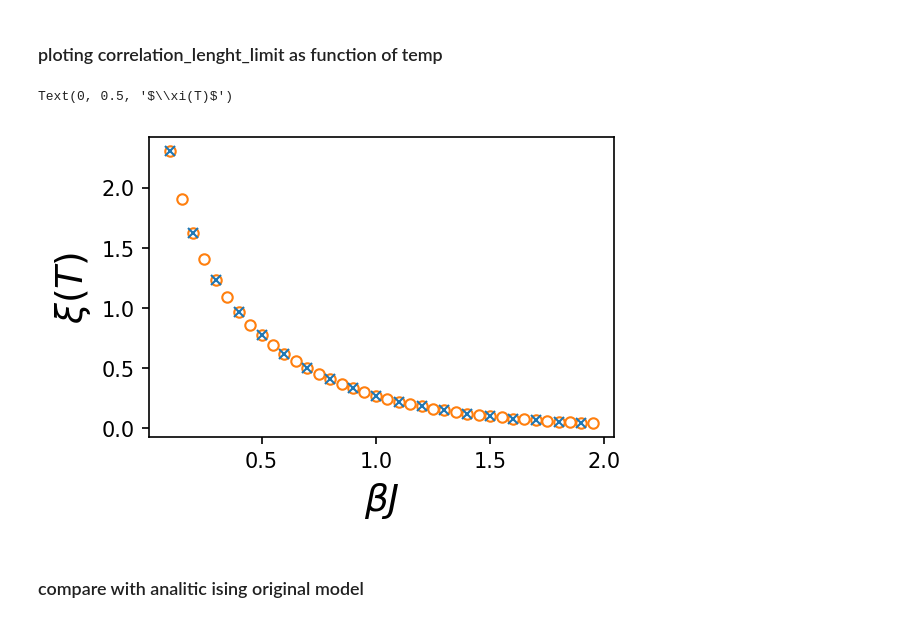
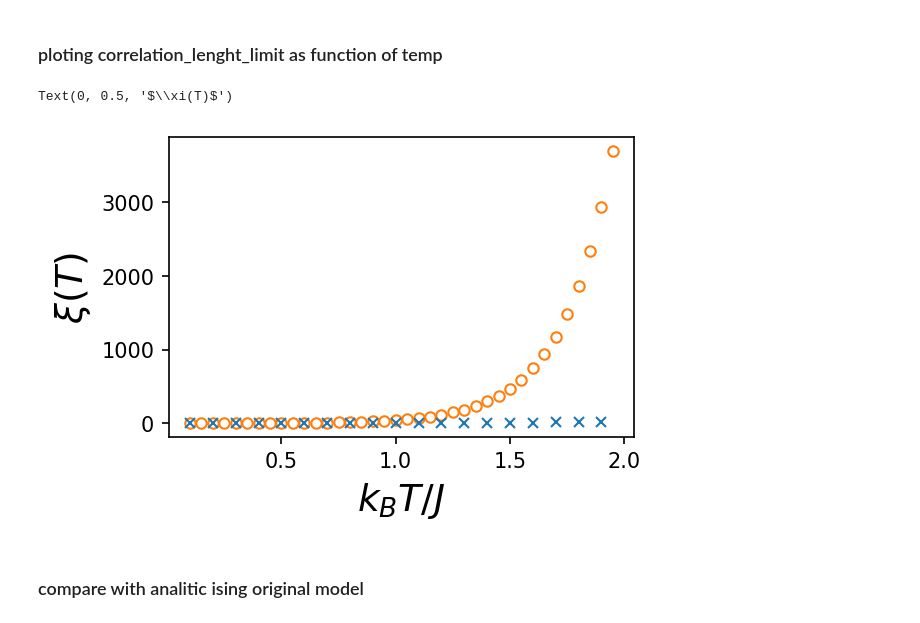
Before and after one commit to oarodriguez/isingchat, a Jupyter notebook: Notebooks/Drafts/Correlation function.ipynb, the cells around one changed output. Drawn from its saved outputs; the diff is of its cells as text; code cells hidden in the pictures.

```diff
--- a/Notebooks/Drafts/Correlation function.ipynb
+++ b/Notebooks/Drafts/Correlation function.ipynb
@@ -139,7 +139,7 @@ def correlation_lenght_limit(
 #     max_eigvect_norm = w_norm_eigvect[max_eigval_norm_idx]
 #     reduced_eigvals = (w_norm_eigvals / max_eigval_norm)
 
-    return math.log(eigvals_norms[0]/eigvals_norms[1])
+    return 1/math.log(eigvals_norms[0]/eigvals_norms[1])
 # %%
 temp = 2
 mag_field = 0
@@ -243,7 +248,7 @@ def correlation_lenght_limit(
     eigvals_norms: np.ndarray = np.abs(w_norm_eigvals)
     eigvals_norms[::-1].sort()
 
-    return abs(math.log(eigvals_norms[0]/eigvals_norms[1]))
+    return 1/abs(math.log(eigvals_norms[0]/eigvals_norms[1]))
 # %%
 r = 1
 temp = 2
@@ -323,8 +328,8 @@ Text(0, 0.5, '$G(\\rho)$')
 # %%
 # temp = 2
 mag_field = 0
-p=1.1
-nv = 1
+p=1.5
+nv = 3
 interactions = 1/np.arange(1,nv+1,1)**p
 # interactions = np.array([1.0, 0.5,0.33]) # p=1
 # interactions = np.array([1.0]) # p=1
@@ -340,35 +345,36 @@ grid_spec = GridSpec(3, 1)
 ax: Axes = fig1.add_subplot(grid_spec[0, 0])
 
 x_data = np.arange(0.1,2,0.05)
 # y_data = [corr_lenght_ising_original_limit_zero_h(x) for x in x_data]
 
 # ax.plot(x_data, y_data, marker="o", lw=0,color='C0',label='adjust without nv=1')
 # # ax.semilogy(x_data, y_data, marker="o", lw=0,color='C0',label='adjust without nv=1')
 
 y_data = [correlation_lenght_limit(
     1/temp,
     mag_field,
     interactions
 ) for temp in x_data]
 
 ax.plot(x_data, y_data, marker="o",markersize=5,mfc='none', lw=0,color='C1',label='adjust without nv=1')
 
 x_data = np.arange(0.1,2,0.1)
 y_data = [corr_lenght_ising_original_limit_zero_h(
     1/temp
 ) for temp in x_data]
 
 ax.plot(x_data, y_data, marker="x",markersize=5, lw=0,color='C0',label='adjust without nv=1')
 
 # labels configurations
 ax.xaxis.label.set_size(18)
-ax.set_xlabel(r"$\beta J$")
+ax.set_xlabel(r"$k_BT/J$")
+# ax.set_xlabel(r"$\beta J$")
 
 ax.yaxis.label.set_size(18)
 ax.set_ylabel(r"$\xi(T)$")
 # %% [output]
 Text(0, 0.5, '$\\xi(T)$')
-[figure, old version]
+[figure, new version]
 # %% [markdown]
 ### compare with analitic ising original model
 # %%
```
Also changed, not shown: parts of 6 cells of this notebook, 5 other files.
